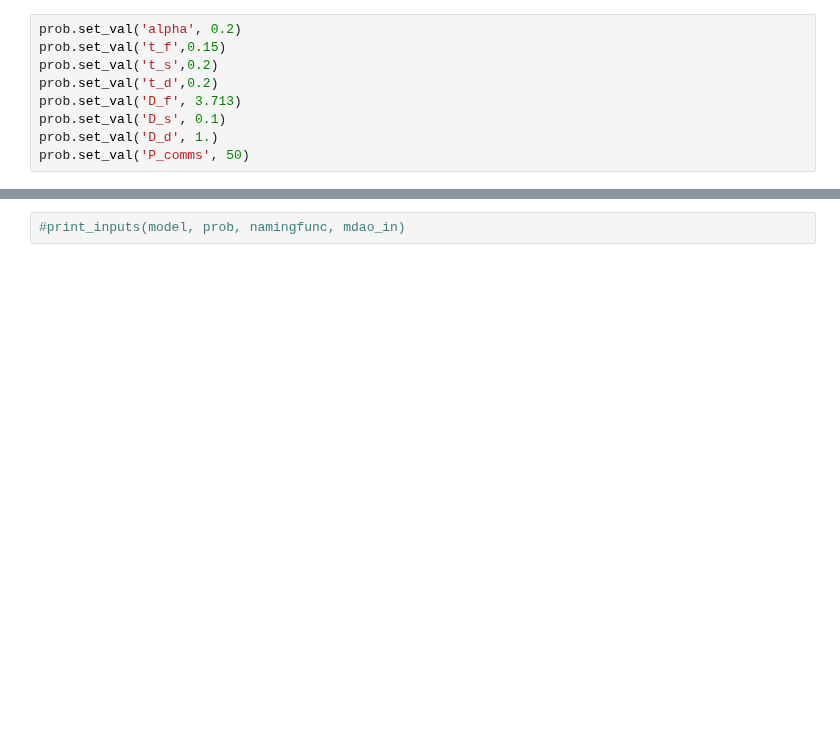
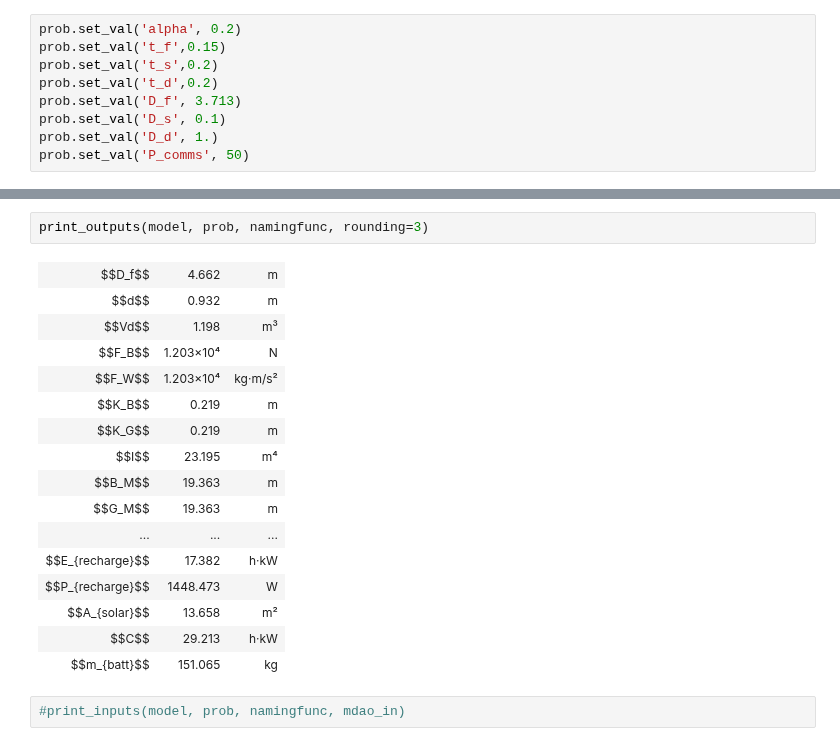
Before and after one commit to norheim/minimdo, a Jupyter notebook: minimdo/pearl/pearl_thesis.ipynb, the cells around one changed output, grey strips where cells are left out. Drawn from its saved outputs; the diff is of its cells as text; blank space fills up the shorter version.

```diff
--- a/minimdo/pearl/pearl_thesis.ipynb
+++ b/minimdo/pearl/pearl_thesis.ipynb
@@ -298,3 +298,22 @@ True
+# %%
+print_outputs(model, prob, namingfunc, rounding=3)
+# %% [output]
+| $$D_f$$ | 4.662 | m |
+| $$d$$ | 0.932 | m |
+| $$Vd$$ | 1.198 | m³ |
+| $$F_B$$ | 1.203×10⁴ | N |
+| $$F_W$$ | 1.203×10⁴ | kg·m/s² |
+| $$K_B$$ | 0.219 | m |
+| $$K_G$$ | 0.219 | m |
+| $$I$$ | 23.195 | m⁴ |
+| $$B_M$$ | 19.363 | m |
+| $$G_M$$ | 19.363 | m |
+| ... | ... | ... |
+| $$E_{recharge}$$ | 17.382 | h·kW |
+| $$P_{recharge}$$ | 1448.473 | W |
+| $$A_{solar}$$ | 13.658 | m² |
+| $$C$$ | 29.213 | h·kW |
+| $$m_{batt}$$ | 151.065 | kg |
 # %%
 #print_inputs(model, prob, namingfunc, mdao_in)
 # %%
```
Also changed, not shown: parts of 3 cells of this notebook, 3 other files.
